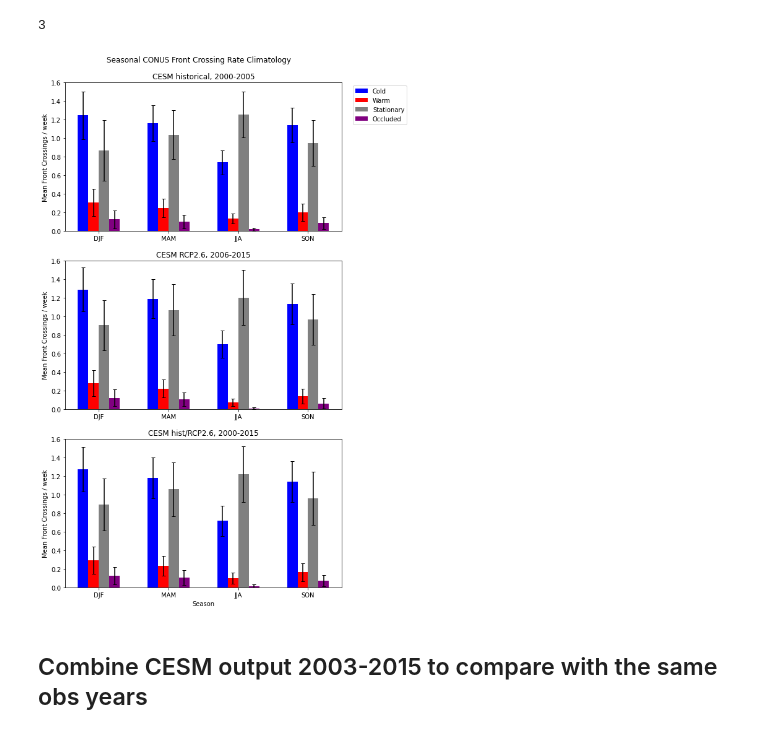
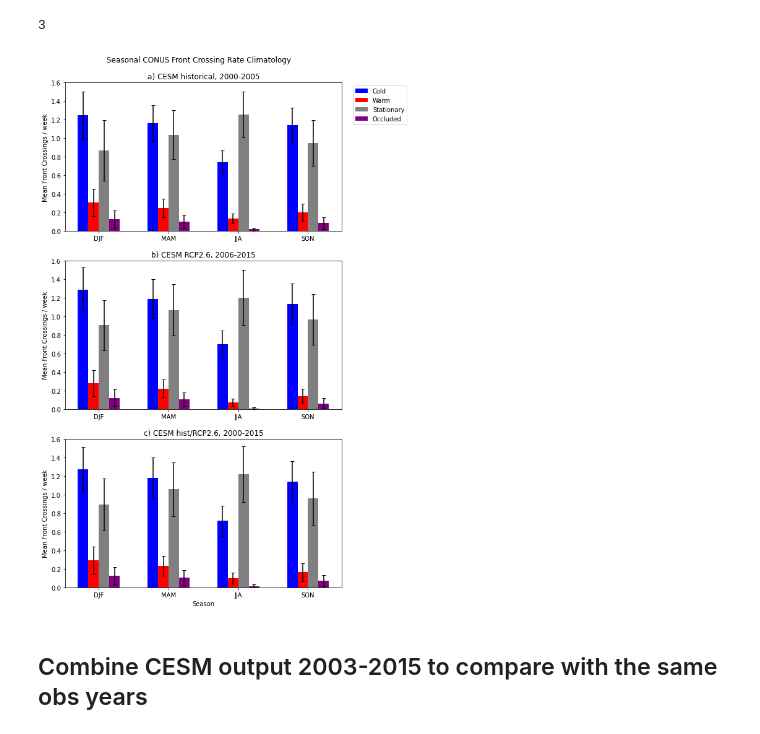
Before and after one commit to katiedagon/ML-extremes, a Jupyter notebook: notebooks/FrontsAnalysis_crossingrates_explore.ipynb, the cells around one changed output. Saved outputs shown, nothing was run; the diff lists cells and outputs as text; code cells hidden in the pictures.

Commit message:
Explore fronts and jet shifts; refine figures

```diff
--- a/notebooks/FrontsAnalysis_crossingrates_explore.ipynb
+++ b/notebooks/FrontsAnalysis_crossingrates_explore.ipynb
@@ -306,7 +288,7 @@ len(CESM_srates_concat)
 3
 # %%
 nsims = len(CESM_srates_concat)
-simtitle = ('CESM historical, 2000-2005', 'CESM RCP2.6, 2006-2015', 'CESM hist/RCP2.6, 2000-2015')
+simtitle = ('a) CESM historical, 2000-2005', 'b) CESM RCP2.6, 2006-2015', 'c) CESM hist/RCP2.6, 2000-2015')
 fig, ax = plt.subplots(3,1, figsize=(8,15))
 ax = ax.ravel()
 
@@ -315,34 +297,34 @@ for i in range(nsims):
     labels = ['DJF', 'MAM', 'JJA', 'SON']
     nseason = len(labels)
     x = np.arange(nseason)  # the label locations
 
     position = x + (w*(1-nseason)/2) + 0*w
     ax[i].bar(position, CESM_srates_concat[i,:,0], yerr = CESM_srates_stdev_concat[i,:,0], width=w, label="Cold", color='blue', capsize=3)
     position = x + (w*(1-nseason)/2) + 1*w
     ax[i].bar(position, CESM_srates_concat[i,:,1], yerr = CESM_srates_stdev_concat[i,:,1], width=w, label="Warm", color='red', capsize=3)
     position = x + (w*(1-nseason)/2) + 2*w
     ax[i].bar(position, CESM_srates_concat[i,:,2], yerr = CESM_srates_stdev_concat[i,:,2], width=w, label="Stationary", color='grey', capsize=3)
     position = x + (w*(1-nseason)/2) + 3*w
     ax[i].bar(position, CESM_srates_concat[i,:,3], yerr = CESM_srates_stdev_concat[i,:,3], width=w, label="Occluded", color='purple', capsize=3)
 
     ax[i].set_title(simtitle[i])
     ax[i].set_ylabel('Mean Front Crossings / week')
     if i==2:
         ax[i].set_xlabel('Season')
     ax[i].set_xticks(x)
     ax[i].set_xticklabels(labels)
     ax[i].set_ylim(0,1.6)
 
     if i==0:
         ax[i].legend(bbox_to_anchor=(1.03, 1));
 
 plt.subplots_adjust(hspace=0.2)
 
 fig.suptitle('Seasonal CONUS Front Crossing Rate Climatology', y=0.92);
 
 #plt.savefig('../figures/toSCP/cesm_hist_rcp26_all_srates_clim_CONUS_mean_wk_viaPoly_stdev.png', bbox_inches='tight')
 # %% [output]
-[figure, old version]
+[figure, new version]
 # %% [markdown]
 ## Combine CESM output 2003-2015 to compare with the same obs years
 # %%
```
Also changed, not shown: parts of 1 cell of this notebook, 5 other files.
